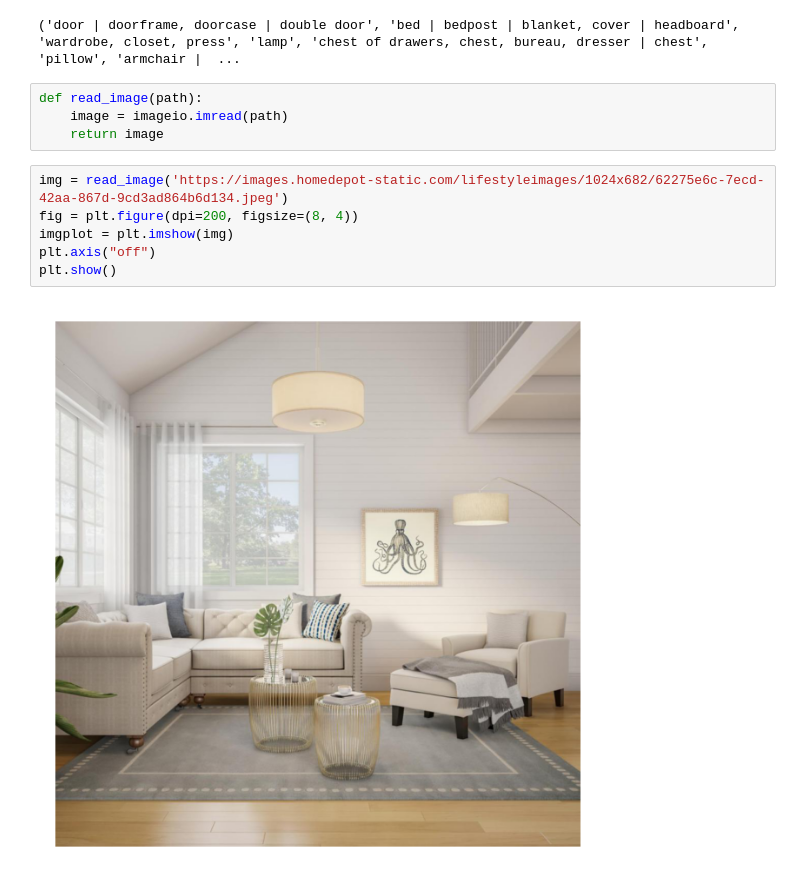
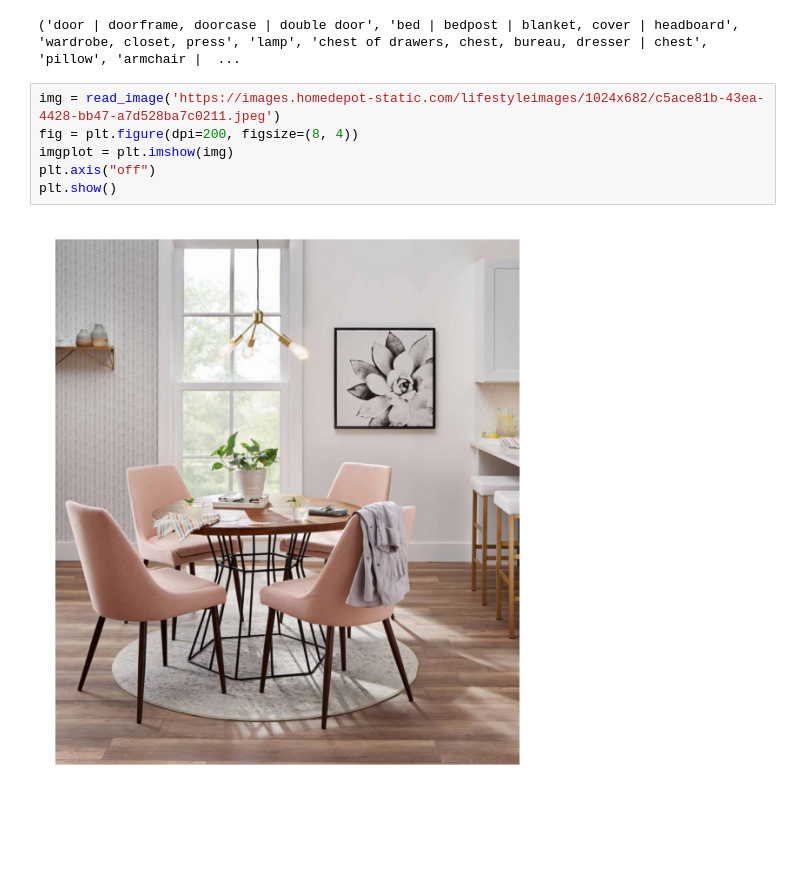
Before and after one commit to mosdragon/wacv2021, a Jupyter notebook: tutorial/Chapter-4-Postprocessing/Postprocess.ipynb, the cells around one changed output. Saved outputs shown, nothing was run; the diff lists cells and outputs as text; blank space fills up the shorter version.

```diff
--- a/tutorial/Chapter-4-Postprocessing/Postprocess.ipynb
+++ b/tutorial/Chapter-4-Postprocessing/Postprocess.ipynb
@@ -28,18 +76,14 @@ model = init_detector(config_file, model_file, device='cuda:0')
 print(model.CLASSES)
 # %% [output]
 ('door | doorframe, doorcase | double door', 'bed | bedpost | blanket, cover | headboard', 'wardrobe, closet, press', 'lamp', 'chest of drawers, chest, bureau, dresser | chest', 'pillow', 'armchair |  ...
-# %%
-def read_image(path):
-    image = imageio.imread(path)
-    return image
 # %%
-img = read_image('https://images.homedepot-static.com/lifestyleimages/1024x682/62275e6c-7ecd-42aa-867d-9cd3ad864b6d134.jpeg')
+img = read_image('https://images.homedepot-static.com/lifestyleimages/1024x682/c5ace81b-43ea-4428-bb47-a7d528ba7c0211.jpeg')
 fig = plt.figure(dpi=200, figsize=(8, 4))
 imgplot = plt.imshow(img)
 plt.axis("off")
 plt.show()
 # %% [output]
-[figure, old version]
+[figure, new version]
 # %%
 result = inference_detector(model, img)
 model.show_result(img, result, score_thr=0.5, out_file='result.jpg')
```
Also changed, not shown: parts of 19 cells of this notebook, 2 other files.
